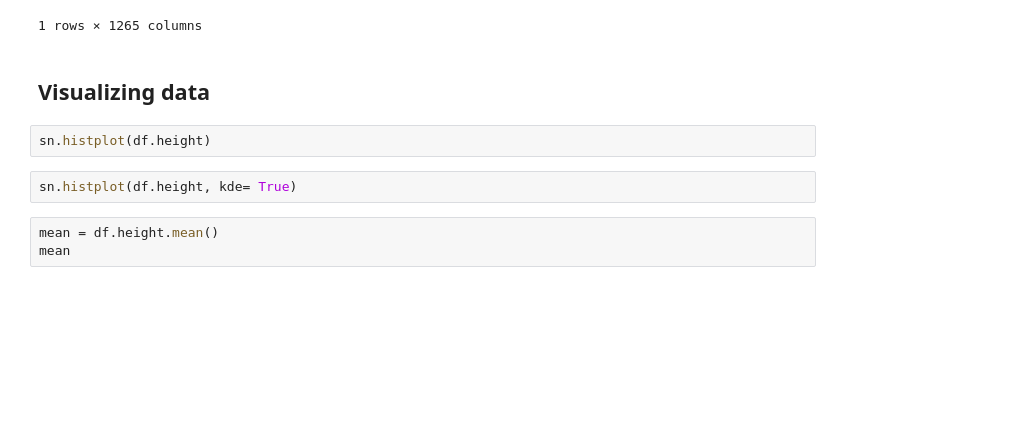
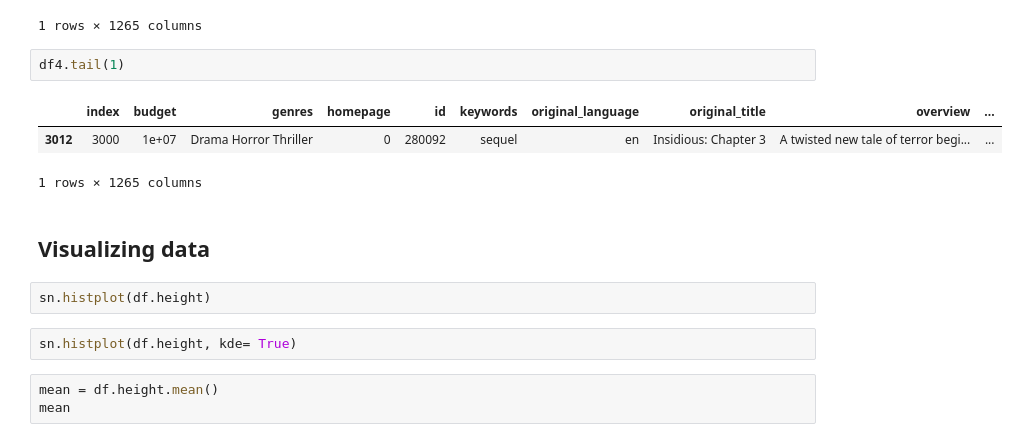
Before and after one commit to bibintb/Py-Projects, a Jupyter notebook: Recommendation System/Recommendation_system.ipynb, the cells around one changed output. Saved outputs shown, nothing was run; the diff lists cells and outputs as text; blank space fills up the shorter version.

```diff
--- a/Recommendation System/Recommendation_system.ipynb
+++ b/Recommendation System/Recommendation_system.ipynb
@@ -166,6 +161,12 @@ df4.head(1)
 |  | index | budget | genres | homepage | id | keywords | original_language | original_title | overview | ... |
 | 0 | 0 | 237000000 | Action Adventure Fantasy Science ... | http://www.avatarmovie.com/ | 19995 | culture clash future space war sp... | en | Avatar | In the 22nd century, a paraplegic... | ... |
 1 rows × 1265 columns
+# %%
+df4.tail(1)
+# %% [output]
+|  | index | budget | genres | homepage | id | keywords | original_language | original_title | overview | ... |
+| 3012 | 3000 | 1e+07 | Drama Horror Thriller | 0 | 280092 | sequel | en | Insidious: Chapter 3 | A twisted new tale of terror begi... | ... |
+1 rows × 1265 columns
 # %% [markdown]
 ## Visualizing data
 # %%
```
Also changed, not shown: parts of 8 cells of this notebook.
